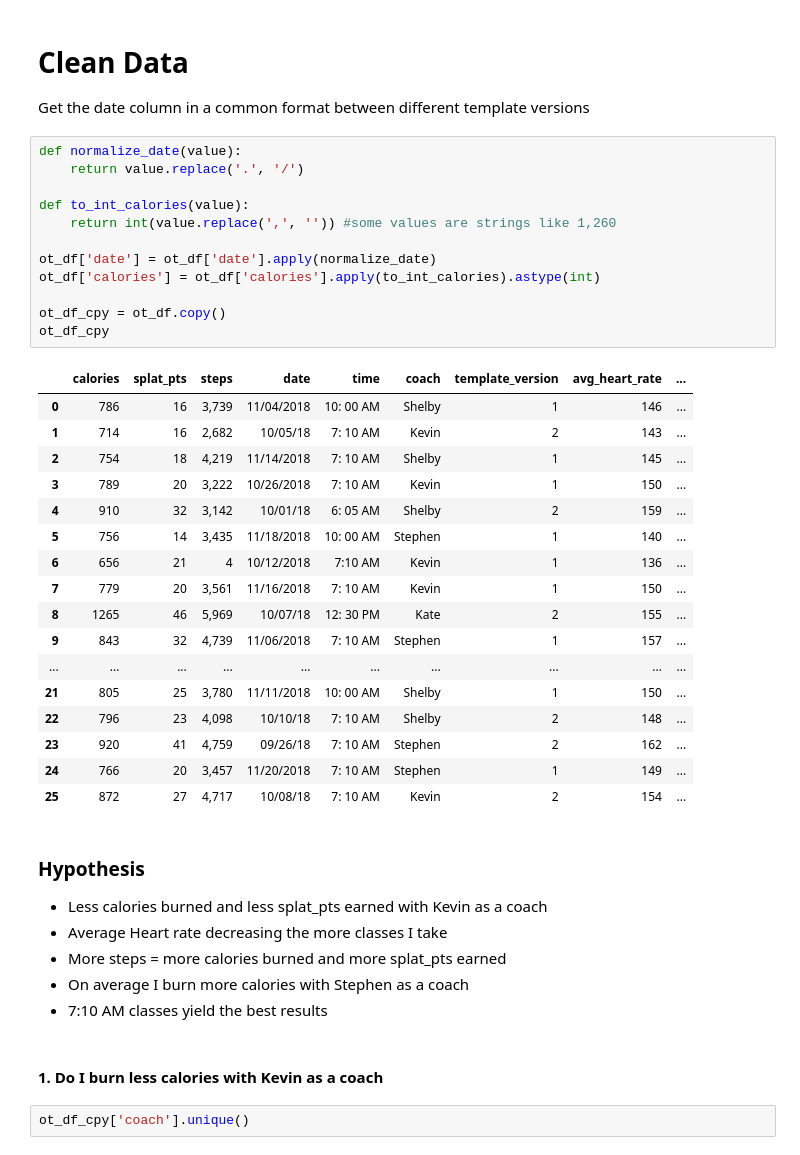
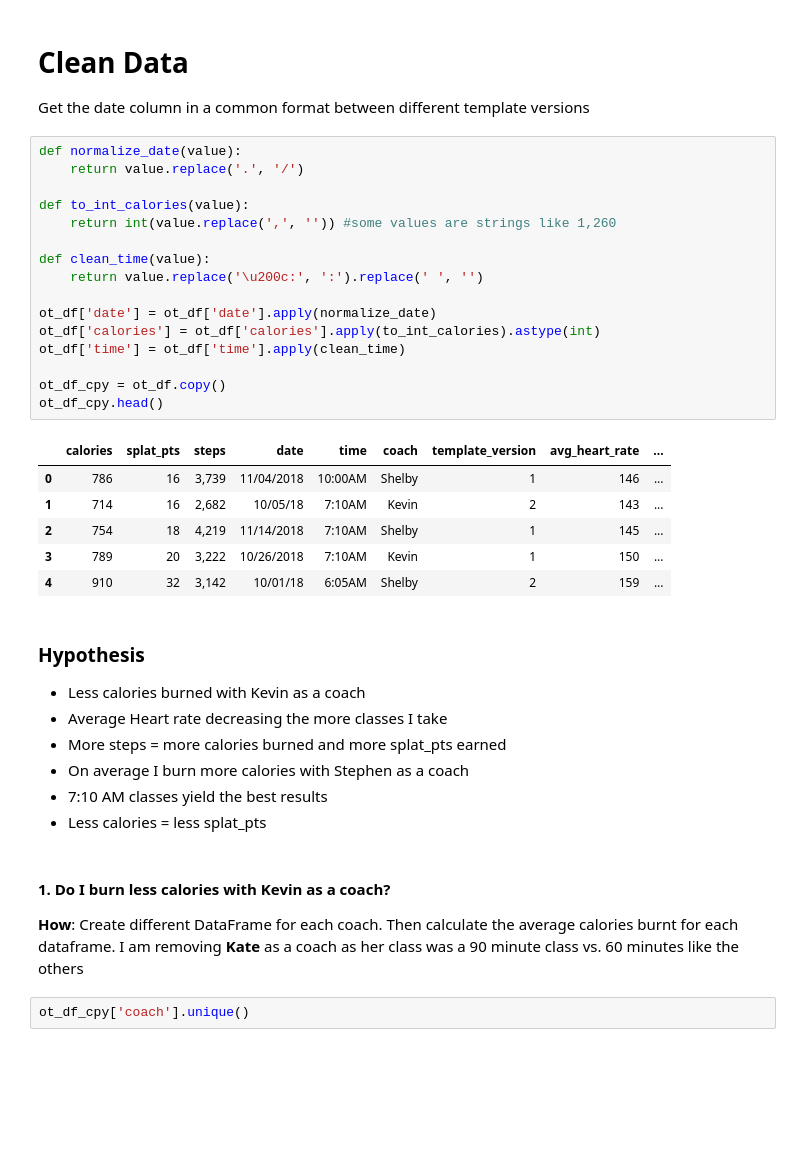
Before and after one commit to alabianca/OT_Reportv2, a Jupyter notebook: Untitled.ipynb, the cells around one changed output. Cells and saved outputs as stored; diff of their text form; blank space fills up the shorter version.

```diff
--- a/Untitled.ipynb
+++ b/Untitled.ipynb
@@ -22,43 +16,40 @@ Get the date column in a common format between different template versions
 # %%
 def normalize_date(value):
     return value.replace('.', '/')
 
 def to_int_calories(value):
     return int(value.replace(',', '')) #some values are strings like 1,260
 
+def clean_time(value):
+    return value.replace('\u200c:', ':').replace(' ', '')
+
 ot_df['date'] = ot_df['date'].apply(normalize_date)
 ot_df['calories'] = ot_df['calories'].apply(to_int_calories).astype(int)
+ot_df['time'] = ot_df['time'].apply(clean_time)
 
 ot_df_cpy = ot_df.copy()
-ot_df_cpy
+ot_df_cpy.head()
 # %% [output]
 |  | calories | splat_pts | steps | date | time | coach | template_version | avg_heart_rate | ... |
-| 0 | 786 | 16 | 3,739 | 11/04/2018 | 10‌: 00 AM | Shelby | 1 | 146 | ... |
-| 1 | 714 | 16 | 2,682 | 10/05/18 | 7‌: 10 AM | Kevin | 2 | 143 | ... |
-| 2 | 754 | 18 | 4,219 | 11/14/2018 | 7‌: 10 AM | Shelby | 1 | 145 | ... |
-| 3 | 789 | 20 | 3,222 | 10/26/2018 | 7‌: 10 AM | Kevin | 1 | 150 | ... |
-| 4 | 910 | 32 | 3,142 | 10/01/18 | 6‌: 05 AM | Shelby | 2 | 159 | ... |
-| 5 | 756 | 14 | 3,435 | 11/18/2018 | 10‌: 00 AM | Stephen | 1 | 140 | ... |
-| 6 | 656 | 21 | 4 | 10/12/2018 | 7‌:10 AM | Kevin | 1 | 136 | ... |
-| 7 | 779 | 20 | 3,561 | 11/16/2018 | 7‌: 10 AM | Kevin | 1 | 150 | ... |
-| 8 | 1265 | 46 | 5,969 | 10/07/18 | 12‌: 30 PM | Kate | 2 | 155 | ... |
-| 9 | 843 | 32 | 4,739 | 11/06/2018 | 7‌: 10 AM | Stephen | 1 | 157 | ... |
-| ... | ... | ... | ... | ... | ... | ... | ... | ... | ... |
-| 21 | 805 | 25 | 3,780 | 11/11/2018 | 10‌: 00 AM | Shelby | 1 | 150 | ... |
-| 22 | 796 | 23 | 4,098 | 10/10/18 | 7‌: 10 AM | Shelby | 2 | 148 | ... |
-| 23 | 920 | 41 | 4,759 | 09/26/18 | 7‌: 10 AM | Stephen | 2 | 162 | ... |
-| 24 | 766 | 20 | 3,457 | 11/20/2018 | 7‌: 10 AM | Stephen | 1 | 149 | ... |
-| 25 | 872 | 27 | 4,717 | 10/08/18 | 7‌: 10 AM | Kevin | 2 | 154 | ... |
+| 0 | 786 | 16 | 3,739 | 11/04/2018 | 10:00AM | Shelby | 1 | 146 | ... |
+| 1 | 714 | 16 | 2,682 | 10/05/18 | 7:10AM | Kevin | 2 | 143 | ... |
+| 2 | 754 | 18 | 4,219 | 11/14/2018 | 7:10AM | Shelby | 1 | 145 | ... |
+| 3 | 789 | 20 | 3,222 | 10/26/2018 | 7:10AM | Kevin | 1 | 150 | ... |
+| 4 | 910 | 32 | 3,142 | 10/01/18 | 6:05AM | Shelby | 2 | 159 | ... |
 # %% [markdown]
 ### Hypothesis
 
-* Less calories burned and less splat_pts earned with Kevin as a coach
+* Less calories burned with Kevin as a coach
 * Average Heart rate decreasing the more classes I take
 * More steps = more calories burned and more splat_pts earned
 * On average I burn more calories with Stephen as a coach
 * 7:10 AM classes yield the best results
+* Less calories = less splat_pts
-# %% [markdown]
-#### 1. Do I burn less calories with Kevin as a coach
+# %% [markdown]
+#### 1. Do I burn less calories with Kevin as a coach?
+
+**How**: Create different DataFrame for each coach. Then calculate the average calories burnt for each dataframe.
+     I am removing **Kate** as a coach as her class was a 90 minute class vs. 60 minutes like the others
 # %%
 ot_df_cpy['coach'].unique()
 # %% [output]
```
Also changed, not shown: parts of 26 cells of this notebook.
